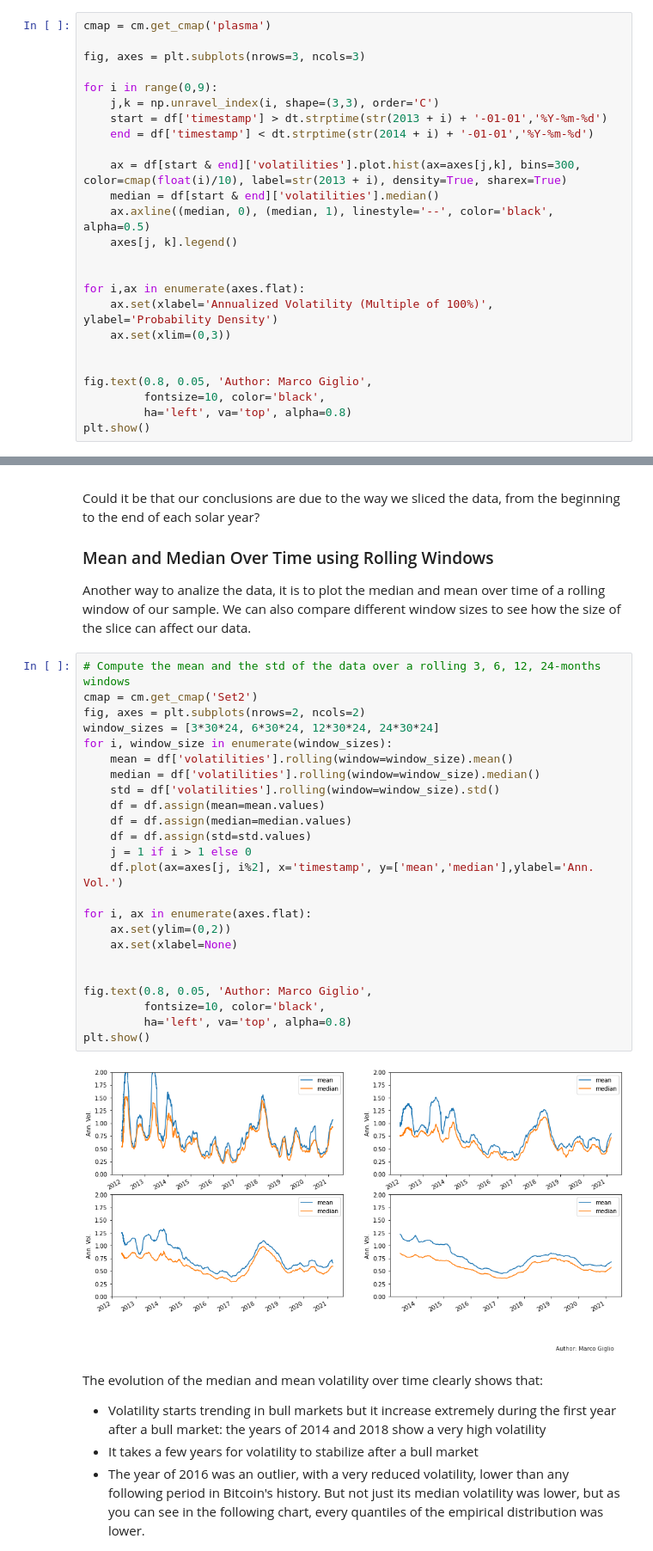
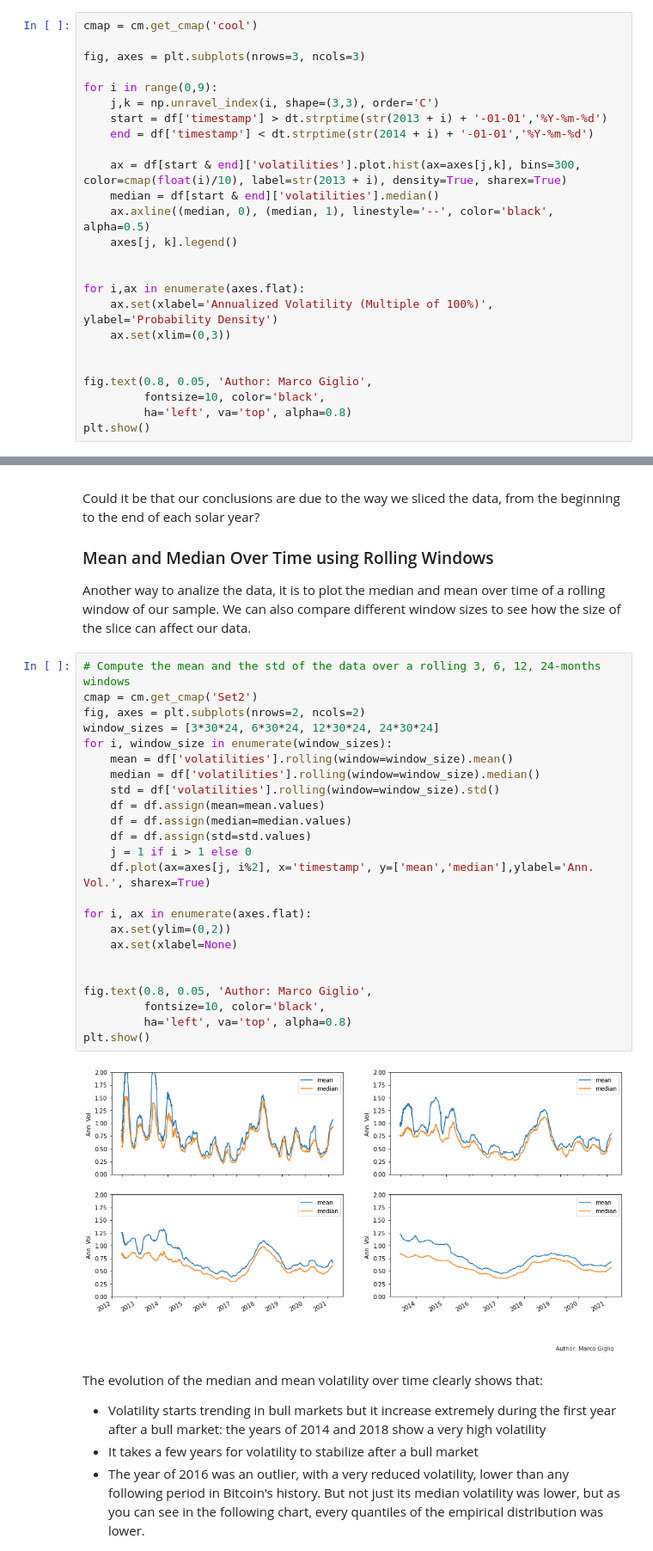
Before and after one commit to marcogiglio/digital_garden, a Jupyter notebook: _sources/bitcoin_realized_volatility.ipynb, the cells around one changed output, grey strips where cells are left out. Shown at 86% size. Cells and saved outputs as stored; diff of their text form.

```diff
--- a/_sources/bitcoin_realized_volatility.ipynb
+++ b/_sources/bitcoin_realized_volatility.ipynb
@@ -100,7 +100,7 @@ Already from this very high view graph, we can see a few things:
 ### Comparing the Histograms of Volatilities at Different Times
 How can we extract more information from the data? Since we have pricing data with a decent resolution, we can build histograms of the volatilites, by taking slices of our sample, and see how they have changed: i.e we want to compare volatility regimes at different periods in the history of Bitcoin.
 # %%
-cmap = cm.get_cmap('plasma')
+cmap = cm.get_cmap('cool')
 
 fig, axes = plt.subplots(nrows=3, ncols=3)
 
@@ -140,29 +140,29 @@ Another way to analize the data, it is to plot the median and mean over time of
 # %%
 # Compute the mean and the std of the data over a rolling 3, 6, 12, 24-months windows
 cmap = cm.get_cmap('Set2')
 fig, axes = plt.subplots(nrows=2, ncols=2)
 window_sizes = [3*30*24, 6*30*24, 12*30*24, 24*30*24]
 for i, window_size in enumerate(window_sizes):
     mean = df['volatilities'].rolling(window=window_size).mean()
     median = df['volatilities'].rolling(window=window_size).median()
     std = df['volatilities'].rolling(window=window_size).std()
     df = df.assign(mean=mean.values)
     df = df.assign(median=median.values)
     df = df.assign(std=std.values)
     j = 1 if i > 1 else 0
-    df.plot(ax=axes[j, i%2], x='timestamp', y=['mean','median'],ylabel='Ann. Vol.')
+    df.plot(ax=axes[j, i%2], x='timestamp', y=['mean','median'],ylabel='Ann. Vol.', sharex=True)
 
 for i, ax in enumerate(axes.flat):
     ax.set(ylim=(0,2))
     ax.set(xlabel=None)
 
 
 fig.text(0.8, 0.05, 'Author: Marco Giglio',
          fontsize=10, color='black',
          ha='left', va='top', alpha=0.8)
 plt.show()
 # %% [output]
-[figure, old version]
+[figure, new version]
 # %% [markdown]
 The evolution of the median and mean volatility over time clearly shows that:
 * Volatility starts trending in bull markets but it increase extremely during the first year after a bull market: the years of 2014 and 2018 show a very high volatility
```
Also changed, not shown: parts of 3 cells of this notebook, 14 other files.
